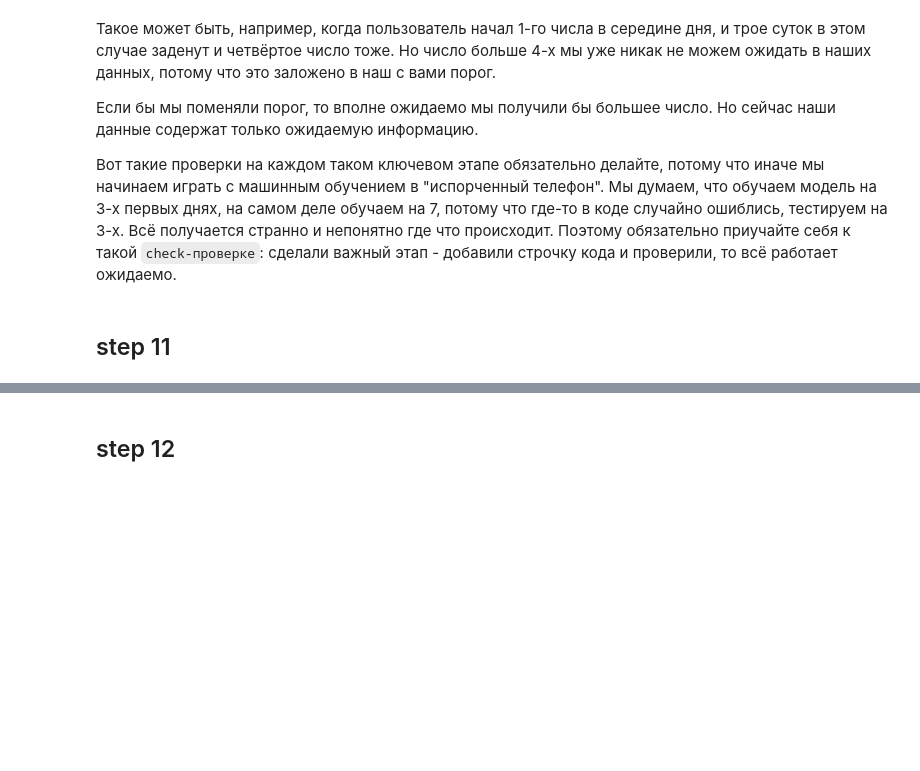
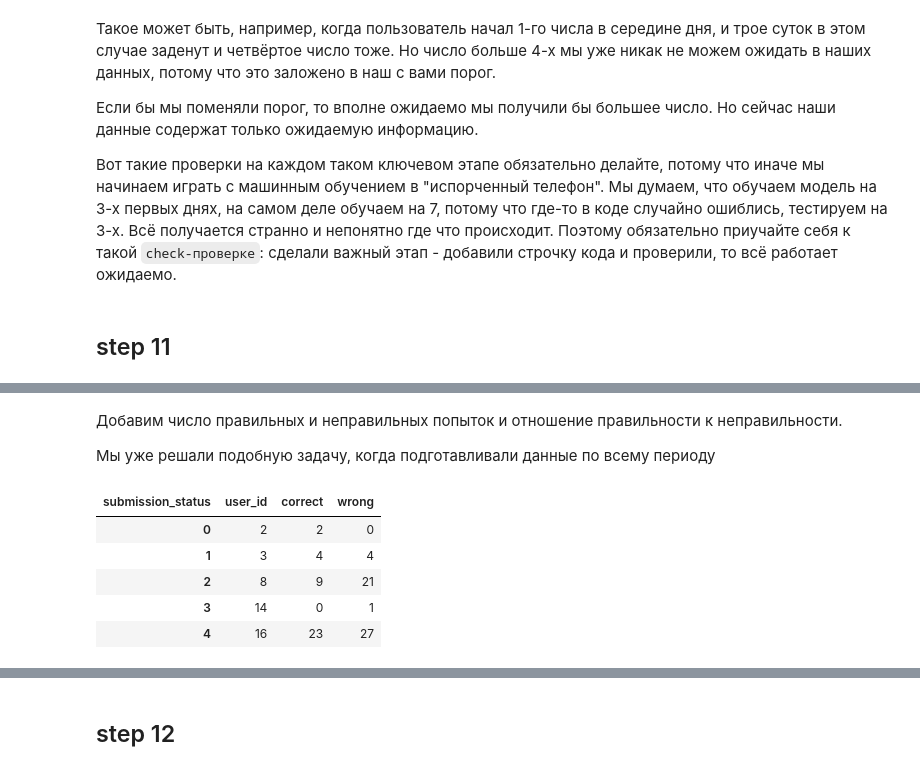
Before and after one commit to dgokondra/stepik_pandas_notebooks.github.io, a Jupyter notebook: 2.9.ipynb, the cells around one changed output, grey strips where cells are left out. Drawn from its saved outputs; the diff is of its cells as text; code cells hidden in the pictures; blank space fills up the shorter version.

```diff
--- a/2.9.ipynb
+++ b/2.9.ipynb
@@ -401,0 +470,17 @@ events_data_train.groupby('user_id').day.nunique().max()
+# %% [markdown]
+Добавим число правильных и неправильных попыток и отношение правильности к неправильности.
+
+Мы уже решали подобную задачу, когда подготавливали данные по всему периоду
+# %%
+submissions_data_train.pivot_table(index='user_id',
+                        columns='submission_status',
+                        values='step_id',
+                        aggfunc='count',
+                        fill_value=0).reset_index().head()
+# %% [output]
+| submission_status | user_id | correct | wrong |
+| 0 | 2 | 2 | 0 |
+| 1 | 3 | 4 | 4 |
+| 2 | 8 | 9 | 21 |
+| 3 | 14 | 0 | 1 |
+| 4 | 16 | 23 | 27 |
```
Also changed, not shown: parts of 18 cells of this notebook.
